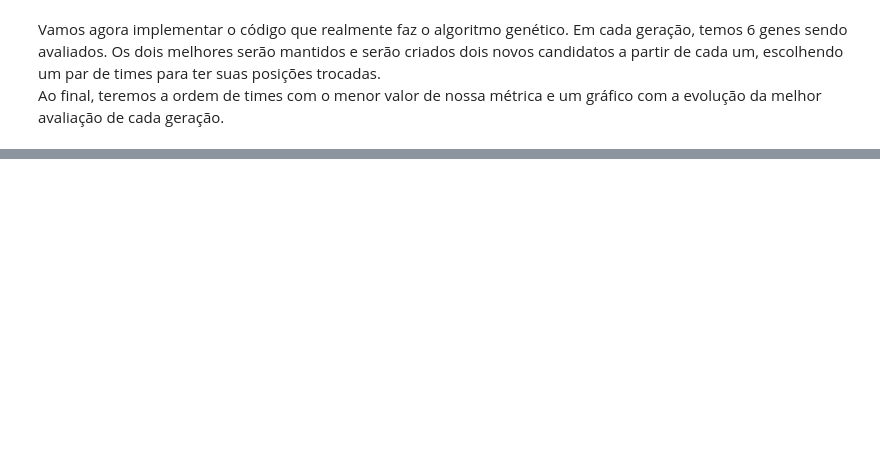
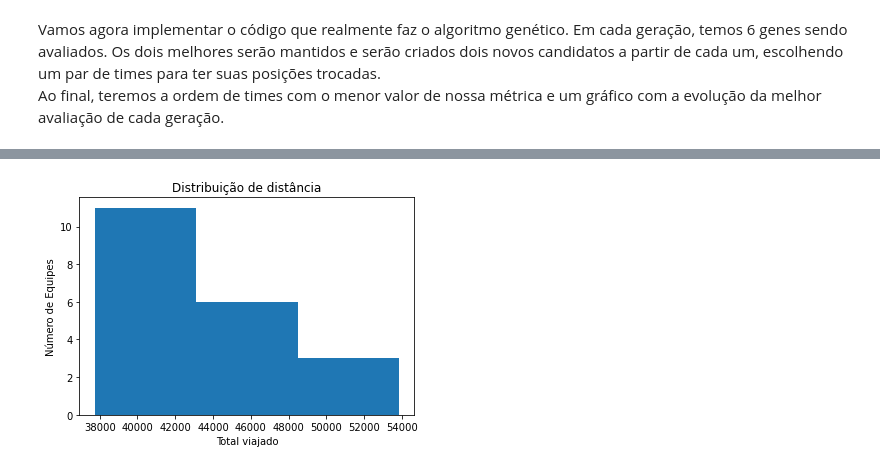
Before and after one commit to rodrigolink/BI_Master, a Jupyter notebook: genetic_algorithm/brasileirao.ipynb, the cells around one changed output, grey strips where cells are left out. Cells and saved outputs as stored; diff of their text form; code cells hidden in the pictures; blank space fills up the shorter version.

```diff
--- a/genetic_algorithm/brasileirao.ipynb
+++ b/genetic_algorithm/brasileirao.ipynb
@@ -593,0 +977,5 @@ melhor_lista_times
+# %%
+melhor_lista_times=[]
+for jj in range(gene_pool.shape[1]):
+    melhor_lista_times.append(lista_times_21b['Time'].tolist()[gene_pool.iloc[0,jj].astype(int)])
+melhor_lista_times
@@ -593,0 +1003,13 @@ melhor_lista_times
+# %%
+melhor_ordem_times=lista_times.copy()
+melhor_ordem_times['Equipe']=melhor_lista_times
+percorrido=[]
+for ii in range(percursos.shape[0]):
+    viagens=0
+    for jj in range(percursos.shape[1]-1):
+        viagens += distanciasb.loc[melhor_ordem_times.loc[percursos.iloc[ii,jj],'Equipe'],
+                                  melhor_ordem_times.loc[percursos.iloc[ii,jj+1],'Equipe']]
+
+    percorrido.append(viagens)
+melhor_ordem_times['Total Viagem']=percorrido
+melhor_ordem_times
@@ -593,0 +1035,8 @@ melhor_lista_times
+# %%
+plt.hist(percorrido, bins = 3)
+plt.xlabel('Total viajado')
+plt.ylabel('Número de Equipes')
+plt.title('Distribuição de distância')
+plt.show()
+# %% [output]
+[figure, added]
```
Also changed, not shown: parts of 45 cells of this notebook, 1 other file.
